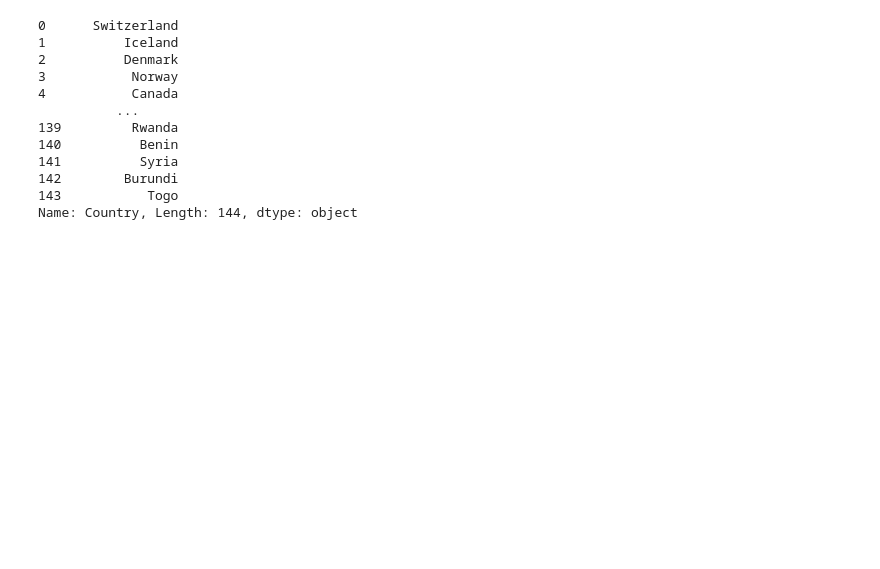
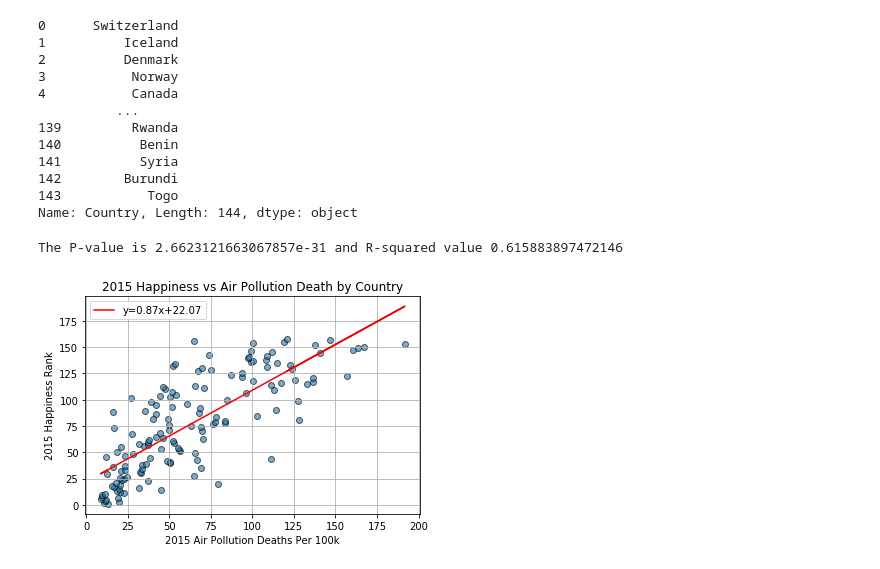
Before and after one commit to jaysueno/Group_Good_Guys, a Jupyter notebook: jay_folder/jay_air_quality.ipynb, the cells around one changed output. Saved outputs shown, nothing was run; the diff lists cells and outputs as text; code cells hidden in the pictures; blank space fills up the shorter version.

Commit message:
finished plotting 2 charts. completed api call to pull lat/long for countries.

```diff
--- a/jay_folder/jay_air_quality.ipynb
+++ b/jay_folder/jay_air_quality.ipynb
@@ -218,0 +229,25 @@ Name: Country, Length: 144, dtype: object
+# %%
+def regress_func(x_axis, y_axis, xlabel, ylabel, table_name, fig_name):
+    slope, intercept, rvalue, pvalue, stderr = linregress(x_axis, y_axis)
+    line = slope * x_axis + intercept
+    plt.scatter(x_axis, y_axis, alpha=.6, edgecolor='black')
+    plt.plot(x_axis, line, 'r', label='y={:.2f}x+{:.2f}'.format(slope,intercept))
+    plt.xlabel(xlabel)
+    plt.ylabel(ylabel)
+    plt.title(table_name)
+    plt.legend()
+    plt.grid()
+    print(f"The P-value is {pvalue} and R-squared value {rvalue*rvalue}")
+#     plt.savefig(fig_name)
+#     print(f"The R-squared value is {rvalue*rvalue}")
+# %%
+regress_func(pollution_deaths_to_happiness_df['2015 Air Pollution Deaths Per 100k'],
+             pollution_deaths_to_happiness_df['2015 Happiness Rank'],
+             '2015 Air Pollution Deaths Per 100k',
+             '2015 Happiness Rank',
+             '2015 Happiness vs Air Pollution Death by Country',
+             'fig_happines_airdeath2015'
+            )
+# %% [output]
+The P-value is 2.6623121663067857e-31 and R-squared value 0.615883897472146
+[figure, added]
```
Also changed, not shown: parts of 6 cells of this notebook, 2 other files.
